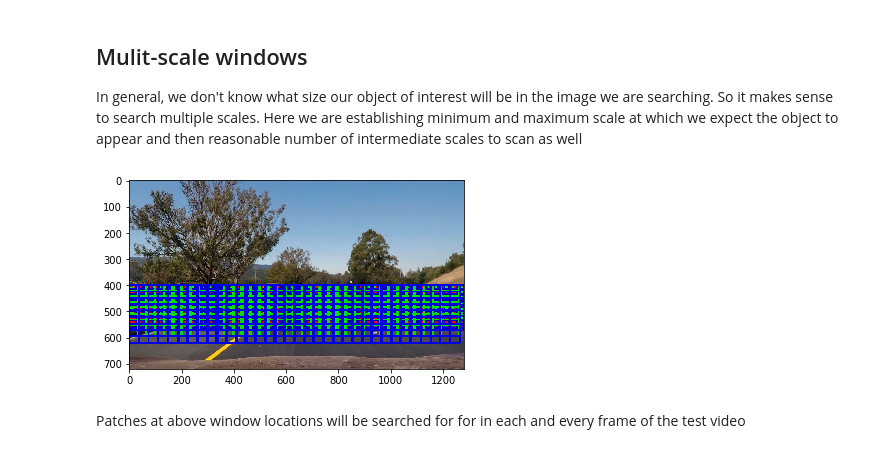
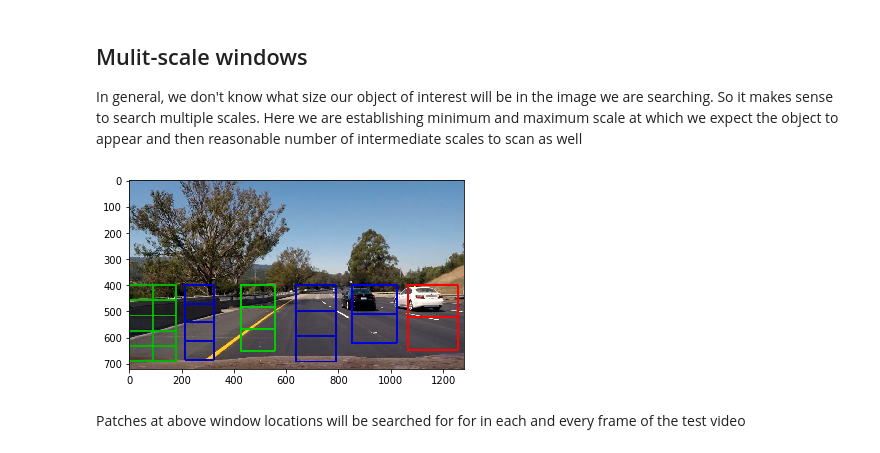
Before and after one commit to gajendr-nikhil/Computer-Vision, a Jupyter notebook: Vehicle-Detection-and-Tracking/Vehicle-Detection-and-Tracking.ipynb, the cells around one changed output. Saved outputs shown, nothing was run; the diff lists cells and outputs as text; code cells hidden in the pictures.

Commit message:
Vehicle-Detection-and-Tracking: sliding window image for report
Signed-off-by: Nikhil Gajendrakumar <nikhil.g@gatech.edu>

```diff
--- a/Vehicle-Detection-and-Tracking/Vehicle-Detection-and-Tracking.ipynb
+++ b/Vehicle-Detection-and-Tracking/Vehicle-Detection-and-Tracking.ipynb
@@ -247,6 +247,8 @@ start, stop, step = 90, 191, 20
 xy_window = [(n, int(n * 0.65)) for n in range(start, stop, step)]
 ystart = 400
 overlap = 1.65
+xstep = int(1280 / len(xy_window))
+x_start_stop = [(n, n + xstep - 1) for n in range(0, 1280, xstep)]
 y_start_stop = [(ystart, ystart + n + 2 * step) for n in range(start, stop, step)]
 xy_overlap = [(0.8, 0.8) for _ in range(start, stop, step)]
 
@@ -258,20 +260,24 @@ for _ in range(start, stop, step):
 # %%
 %matplotlib inline
 
 image = mpimg.imread('./test_images/test6.jpg')
 draw_image = np.copy(image)
 image = image * 1.0 / 255
 
 windows = []
 for i in range(len(xy_window)):
-    current_windows = slide_window(image, y_start_stop=y_start_stop[i], xy_window=xy_window[i], xy_overlap=xy_overlap[i])
+    current_windows = slide_window(image,
+                                   x_start_stop=x_start_stop[i],
+                                   y_start_stop=(400, 720),
+                                   xy_window=xy_window[i],
+                                   xy_overlap=(0, 0))
     windows += current_windows
     draw_image = draw_boxes(draw_image, current_windows, color=color[i])
 
 plt.imshow(draw_image)
 plt.imsave('./output_images/Multi_scale_windows.jpg', draw_image)
 # %% [output]
-[figure, old version]
+[figure, new version]
 # %% [markdown]
 Patches at above window locations will be searched for for in each and every frame of the test video
 # %% [markdown]
```
Also changed, not shown: parts of 3 cells of this notebook, 1 other file.
